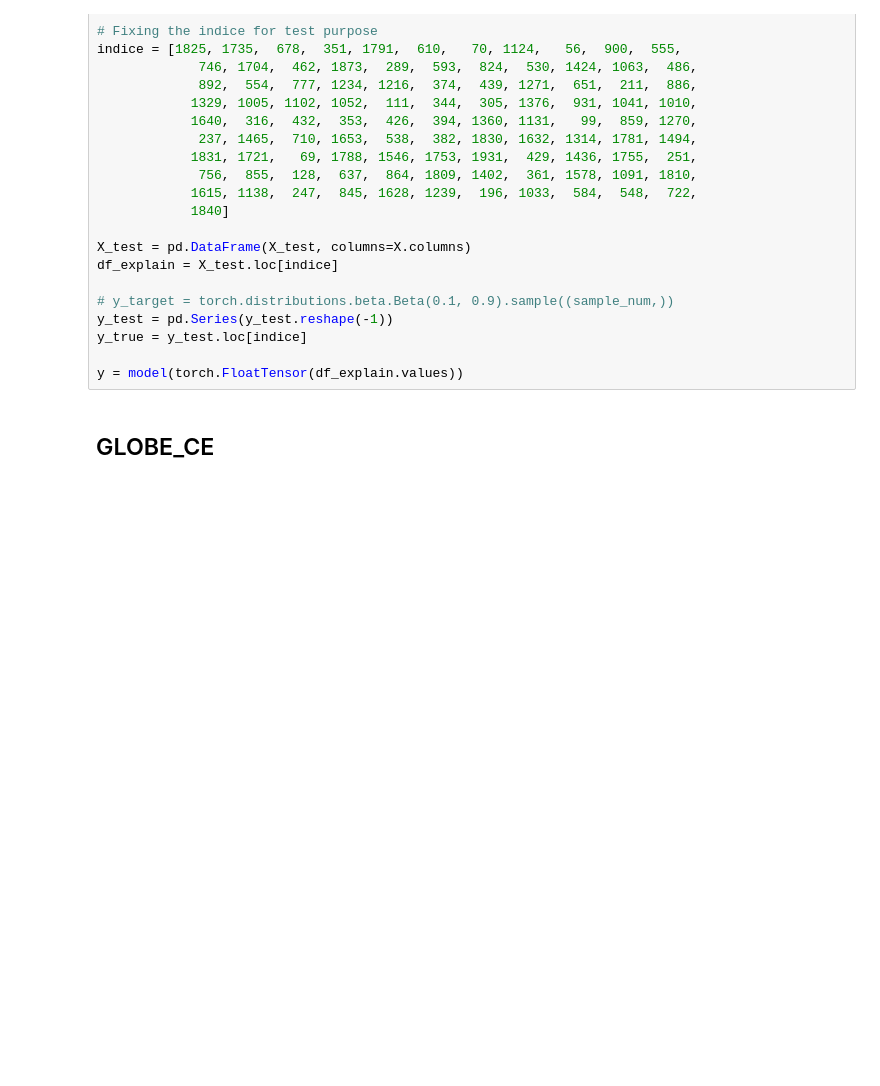
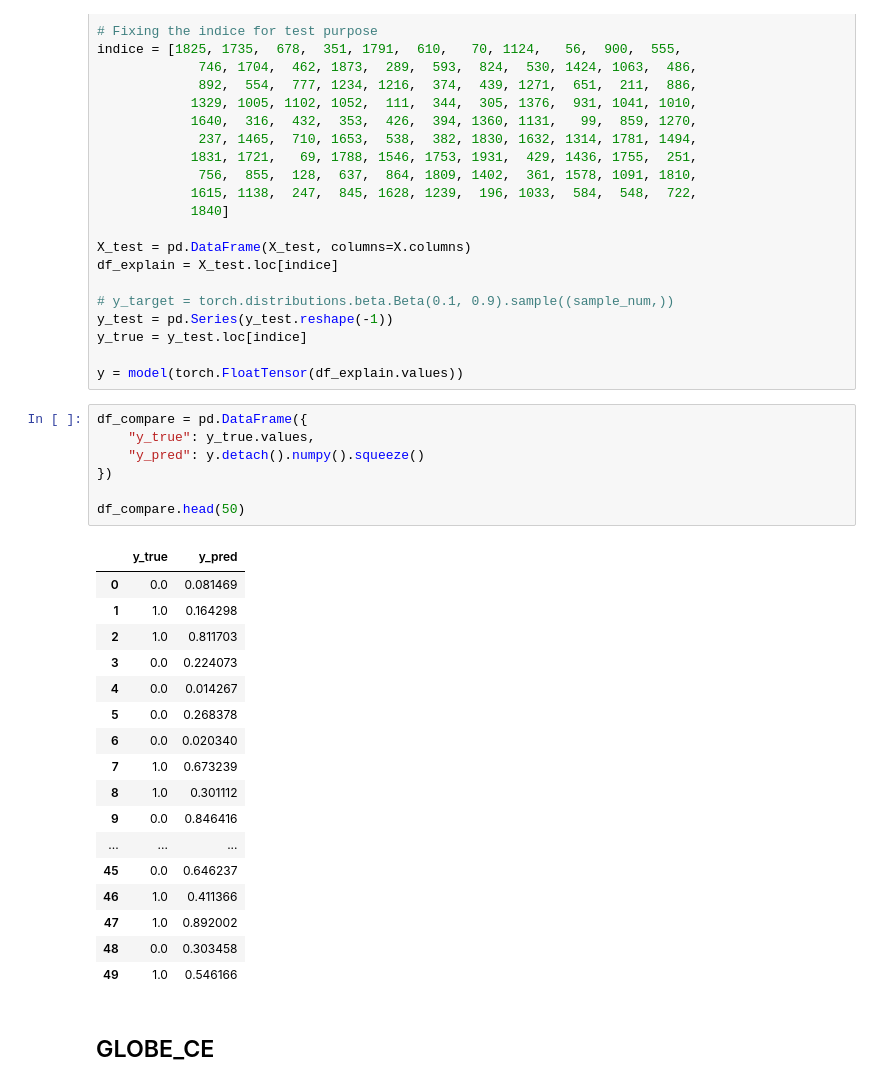
Before and after one commit to understanding-ml/DCE, a Jupyter notebook: baseline_experiments_heloc.ipynb, the cells around one changed output. Saved outputs shown, nothing was run; the diff lists cells and outputs as text; blank space fills up the shorter version.

```diff
--- a/baseline_experiments_heloc.ipynb
+++ b/baseline_experiments_heloc.ipynb
@@ -144,6 +177,31 @@ y_test = pd.Series(y_test.reshape(-1))
 y_true = y_test.loc[indice]
 
 y = model(torch.FloatTensor(df_explain.values))
+# %%
+df_compare = pd.DataFrame({
+    "y_true": y_true.values,
+    "y_pred": y.detach().numpy().squeeze()
+})
+
+df_compare.head(50)
+# %% [output]
+|  | y_true | y_pred |
+| 0 | 0.0 | 0.081469 |
+| 1 | 1.0 | 0.164298 |
+| 2 | 1.0 | 0.811703 |
+| 3 | 0.0 | 0.224073 |
+| 4 | 0.0 | 0.014267 |
+| 5 | 0.0 | 0.268378 |
+| 6 | 0.0 | 0.020340 |
+| 7 | 1.0 | 0.673239 |
+| 8 | 1.0 | 0.301112 |
+| 9 | 0.0 | 0.846416 |
+| ... | ... | ... |
+| 45 | 0.0 | 0.646237 |
+| 46 | 1.0 | 0.411366 |
+| 47 | 1.0 | 0.892002 |
+| 48 | 0.0 | 0.303458 |
+| 49 | 1.0 | 0.546166 |
 # %% [markdown]
 ## GLOBE_CE
 # %%
```
Also changed, not shown: parts of 12 cells of this notebook, 27 other files.
